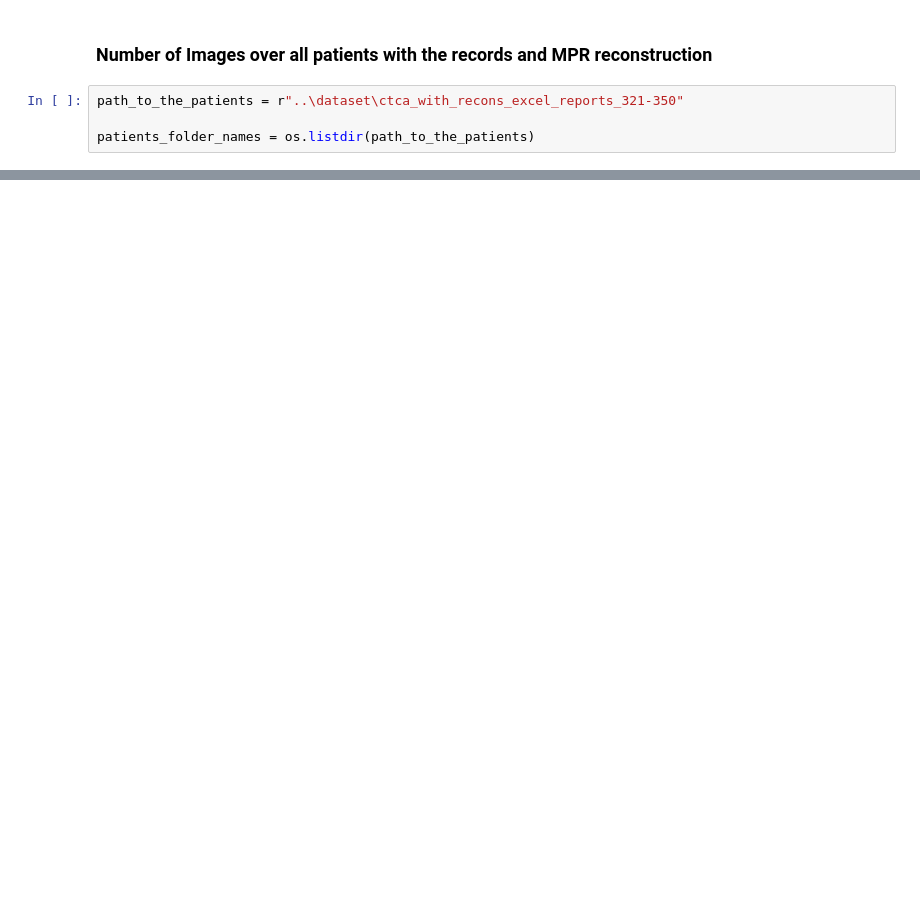
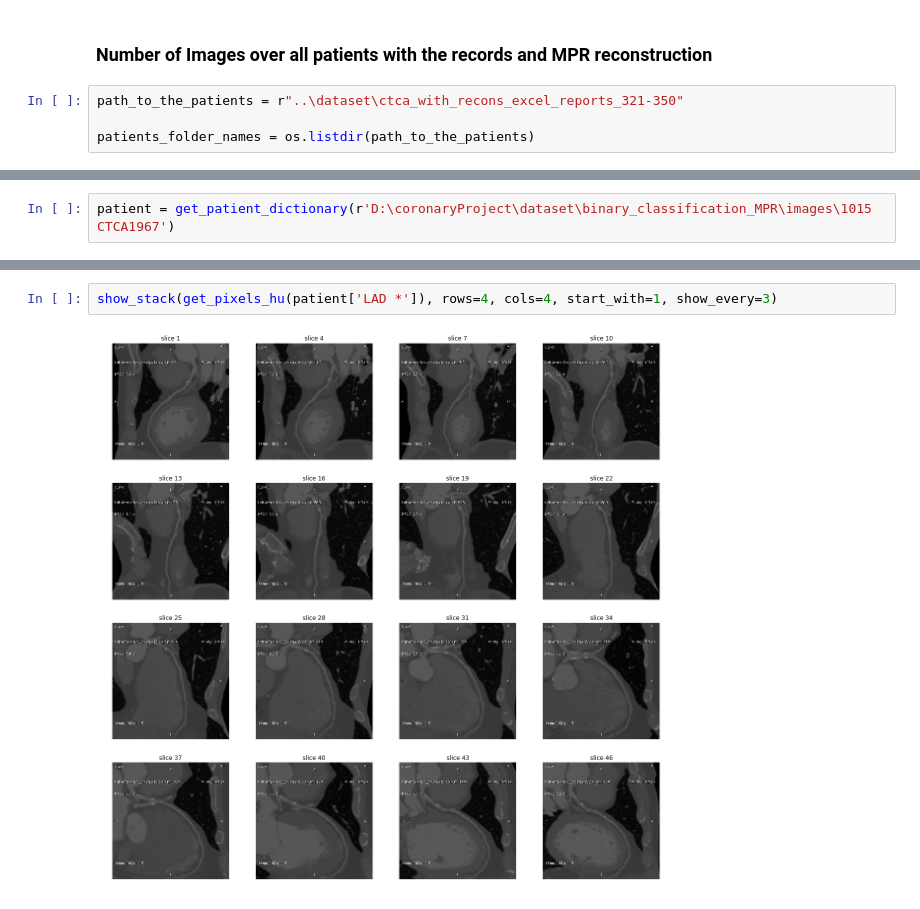
Before and after one commit to chrislee2012/CoronaryArteryStenosLevelClassification, a Jupyter notebook: notebooks/EDA.ipynb, the cells around one changed output, grey strips where cells are left out. Drawn from its saved outputs; the diff is of its cells as text; blank space fills up the shorter version.

```diff
--- a/notebooks/EDA.ipynb
+++ b/notebooks/EDA.ipynb
@@ -176,0 +180,2 @@ Auto State - series 301 - 256 images 2
+# %%
+patient = get_patient_dictionary(r'D:\coronaryProject\dataset\binary_classification_MPR\images\1015 CTCA1967')
@@ -176,0 +241,4 @@ Auto State - series 301 - 256 images 2
+# %%
+show_stack(get_pixels_hu(patient['LAD *']), rows=4, cols=4, start_with=1, show_every=3)
+# %% [output]
+[figure, added]
```
Also changed, not shown: parts of 15 cells of this notebook, 9 other files.
